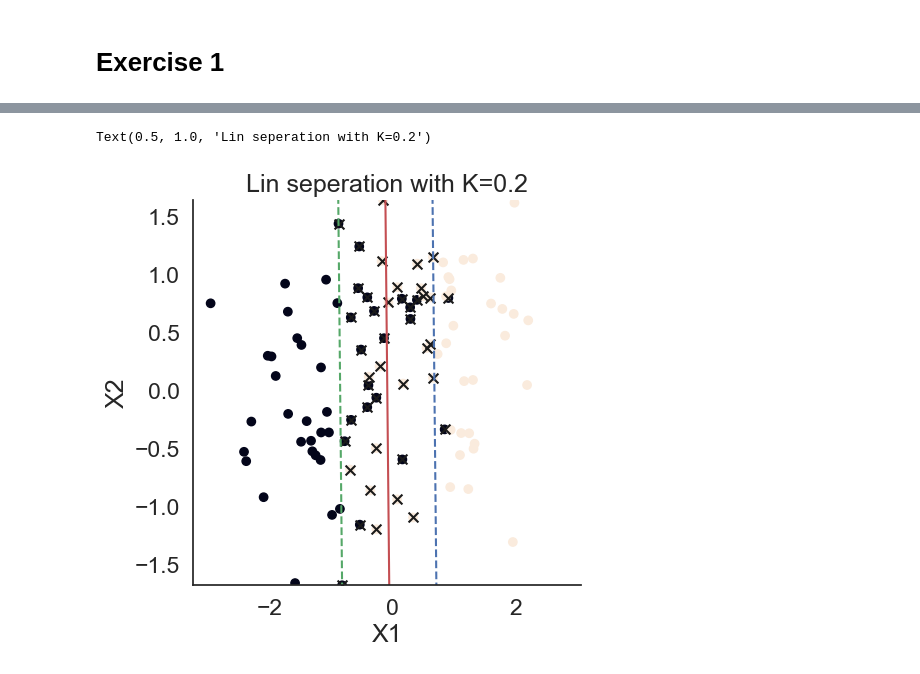
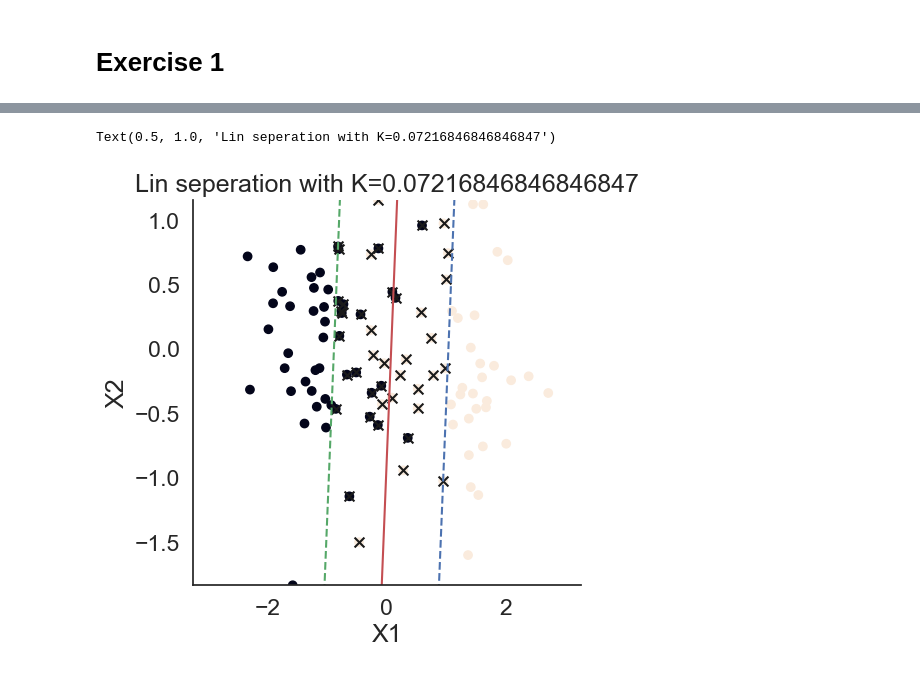
Before and after one commit to myrthepaas/Repository, a Jupyter notebook: Myrthe_Paas_exercises_SVM.ipynb, the cells around one changed output, grey strips where cells are left out. Drawn from its saved outputs; the diff is of its cells as text; code cells hidden in the pictures.

```diff
--- a/Myrthe_Paas_exercises_SVM.ipynb
+++ b/Myrthe_Paas_exercises_SVM.ipynb
@@ -25,5 +28,5 @@ download_data('https://surfdrive.surf.nl/files/index.php/s/tEenLK693lU9v01')
 # %%
-X_nsep,y_nsep = make_blobs(n_samples=100,n_features =2,centers=[[-1,0],[1,0]],cluster_std=.8)
+X_nsep,y_nsep = make_blobs(n_samples=100,n_features =2,centers=[[-1,0],[1,0]],cluster_std=.7)
 plt.scatter(X_nsep[:,0],X_nsep[:,1],c=y_nsep)
 plt.title('Not linearly separable')
 plt.xlabel('X1')
@@ -51,12 +85,10 @@ for i in range(len(K)):
 # %%
 #For the best value of K, the average performance value has to be maximum.
 #If there are mutliple values for K for which this is true, the best value is the highest.
-idxmaxvalues=[]
+maxavgper = np.max(avg_performance_smooth)
 for i in range(len(K)):
-    if np.max(avg_performances) == avg_performances[i]:
-        idxmaxvalues.append(i)
-optKvalue =  K[np.max(idxmaxvalues)]
-
+    if avg_performance_smooth[i] == maxavgper:
+        optKvalue = K[i]
 # make a plot funtion in utilities?
 plt.figure(figsize=(5,5))
 X,y = X_nsep,y_nsep
@@ -73,32 +105,32 @@ plt.plot(x_points, y_points, c='r');
 # Encircle support vectors
 plt.scatter(svc_model.support_vectors_[:, 0],
             svc_model.support_vectors_[:, 1],
             s=50,
             c='k',
             marker='x');
 # Step 2 (unit-vector):
 w_hat = svc_model.coef_[0] / (np.sqrt(np.sum(svc_model.coef_[0] ** 2)))
 # Step 3 (margin):
 margin = 1 / np.sqrt(np.sum(svc_model.coef_[0] ** 2))
 # Step 4 (calculate points of the margin lines):
 decision_boundary_points = np.array(list(zip(x_points, y_points)))
 points_of_line_above = decision_boundary_points + w_hat * margin
 points_of_line_below = decision_boundary_points - w_hat * margin
 # Plot margin lines
 # Blue margin line above
 plt.plot(points_of_line_above[:, 0],
          points_of_line_above[:, 1],
          'b--')
 # Green margin line below
 plt.plot(points_of_line_below[:, 0],
          points_of_line_below[:, 1],
          'g--')
 
 plt.ylim([min(X[:,1]),max(X[:,1])])
 
 plt.xlabel('X1')
 plt.ylabel('X2')
 plt.title('Lin seperation with K={0}'.format(optKvalue))
 # %% [output]
-Text(0.5, 1.0, 'Lin seperation with K=0.2')
+Text(0.5, 1.0, 'Lin seperation with K=0.07216846846846847')
-[figure, old version]
+[figure, new version]
```
Also changed, not shown: parts of 5 cells of this notebook.
